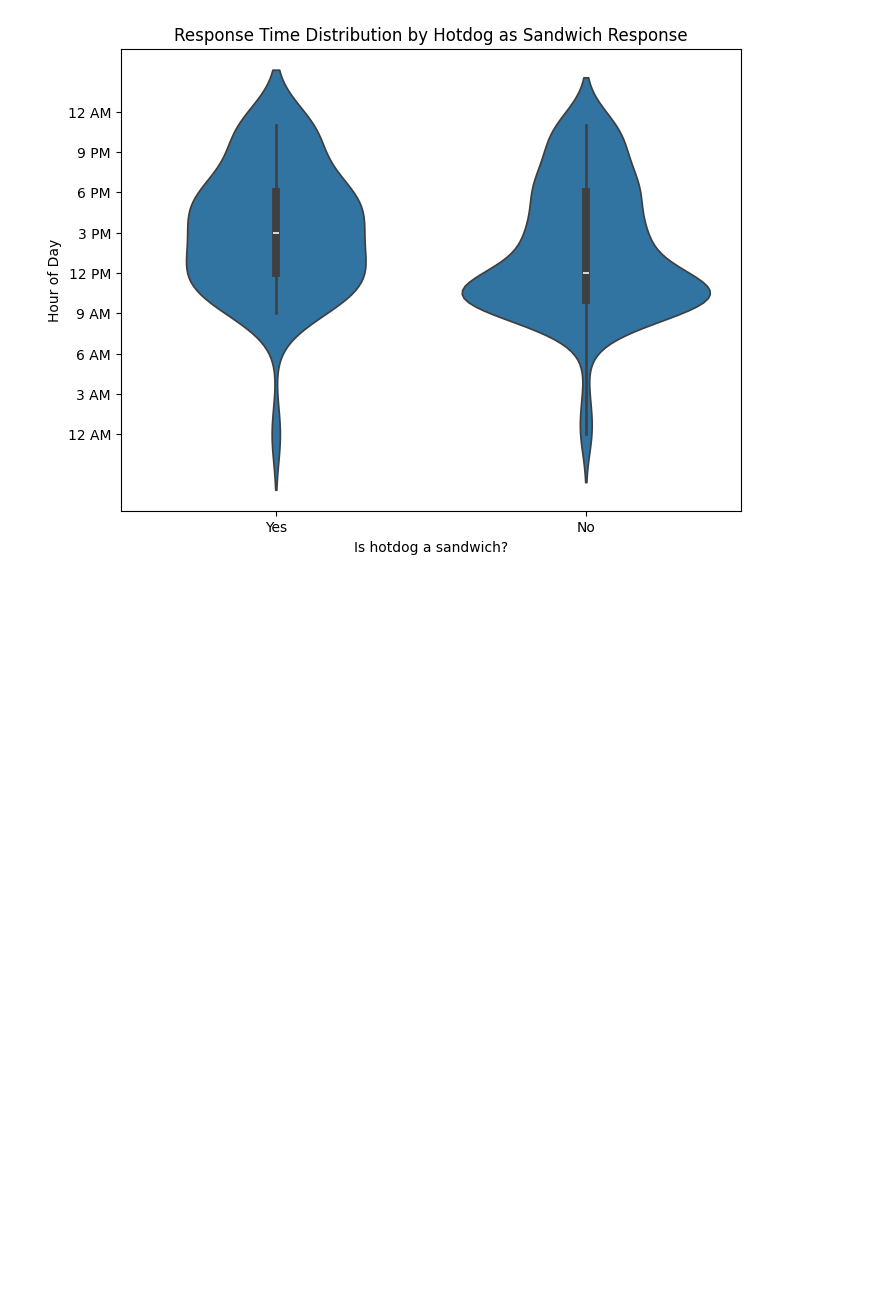
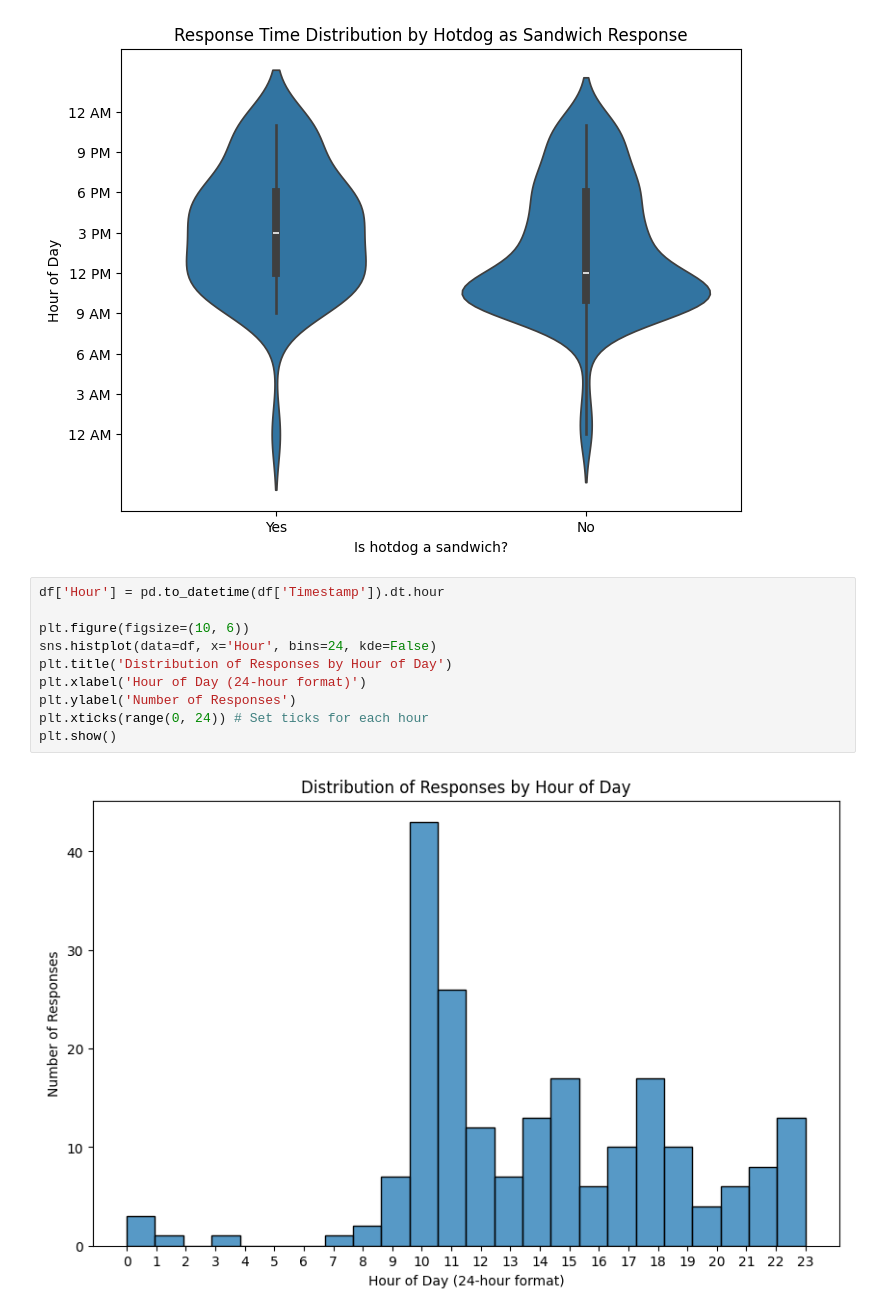
Before and after one commit to UVADS/DS-4002, a Jupyter notebook: EDA.ipynb, the cells around one changed output. Saved outputs shown, nothing was run; the diff lists cells and outputs as text; blank space fills up the shorter version.

```diff
--- a/EDA.ipynb
+++ b/EDA.ipynb
@@ -174,3 +174,15 @@ ax.set_yticklabels([format_hour_label(h) for h in range(0, 25, 3)])
 plt.show()
 # %% [output]
 [figure]
+# %%
+df['Hour'] = pd.to_datetime(df['Timestamp']).dt.hour
+
+plt.figure(figsize=(10, 6))
+sns.histplot(data=df, x='Hour', bins=24, kde=False)
+plt.title('Distribution of Responses by Hour of Day')
+plt.xlabel('Hour of Day (24-hour format)')
+plt.ylabel('Number of Responses')
+plt.xticks(range(0, 24)) # Set ticks for each hour
+plt.show()
+# %% [output]
+[figure, added]
```
